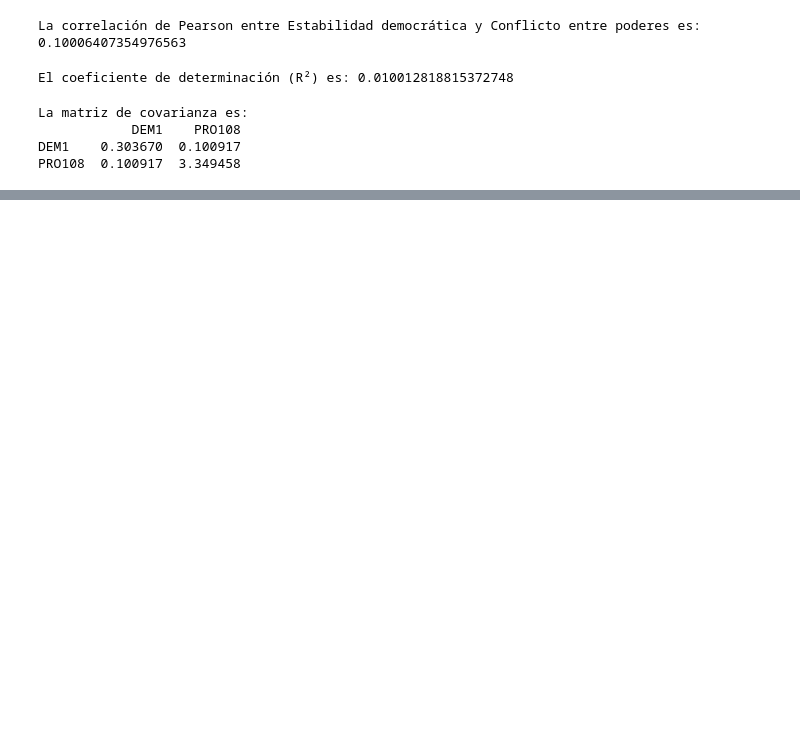
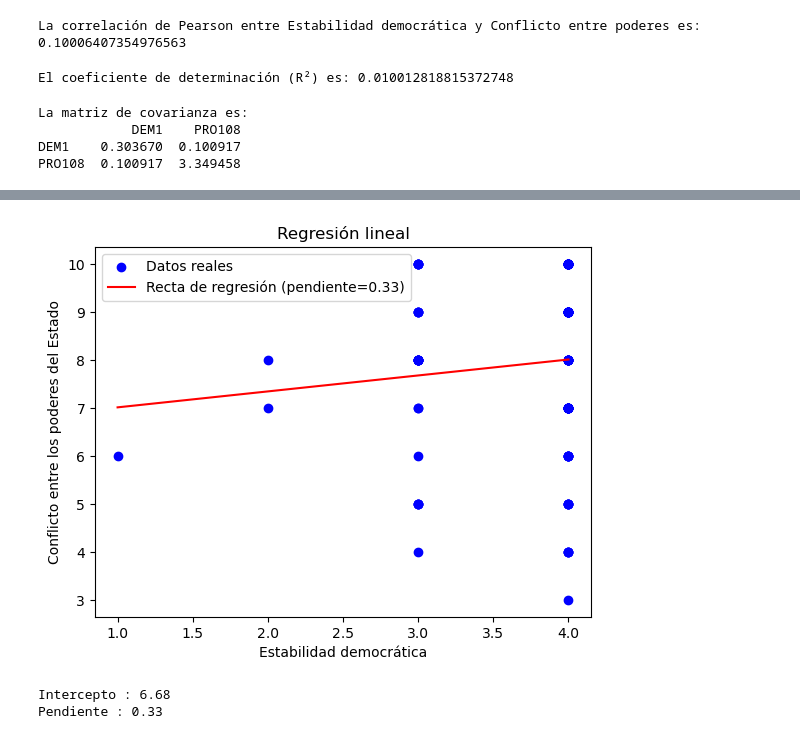
Before and after one commit to imascarenho/Metodo_OP, a Jupyter notebook: Reg1.ipynb, the cells around one changed output, grey strips where cells are left out. Drawn from its saved outputs; the diff is of its cells as text; code cells hidden in the pictures; blank space fills up the shorter version.

```diff
--- a/Reg1.ipynb
+++ b/Reg1.ipynb
@@ -192,3 +183,28 @@ Covariance Type:            nonrobust
 
 Notes:
 [1] Standard Errors assume that the covariance matrix of the errors is correctly specified.
+# %%
+plt.scatter(df_diputados["DEM1"], df_diputados["PRO108"], label='Datos reales', color='blue')
+
+intercepto, pendiente = model.params
+x_vals = np.linspace(df_diputados["DEM1"].min(), df_diputados["DEM1"].max(), 100)
+y_vals = intercepto + pendiente * x_vals
+
+# Dibujar la recta de regresión en el gráfico de dispersión
+plt.plot(x_vals, y_vals, color='red', label=f'Recta de regresión (pendiente={pendiente:.2f})')
+
+# Personalizar el gráfico
+plt.xlabel("Estabilidad democrática")
+plt.ylabel("Conflicto entre los poderes del Estado")
+plt.title('Regresión lineal')
+plt.legend()
+
+plt.show()
+# %% [output]
+[figure, added]
+# %%
+print(f'Intercepto : {intercepto:.2f}')
+print(f'Pendiente : {pendiente:.2f}')
+# %% [output]
+Intercepto : 6.68
+Pendiente : 0.33
```
Also changed, not shown: parts of 2 cells of this notebook, 2 other files.
